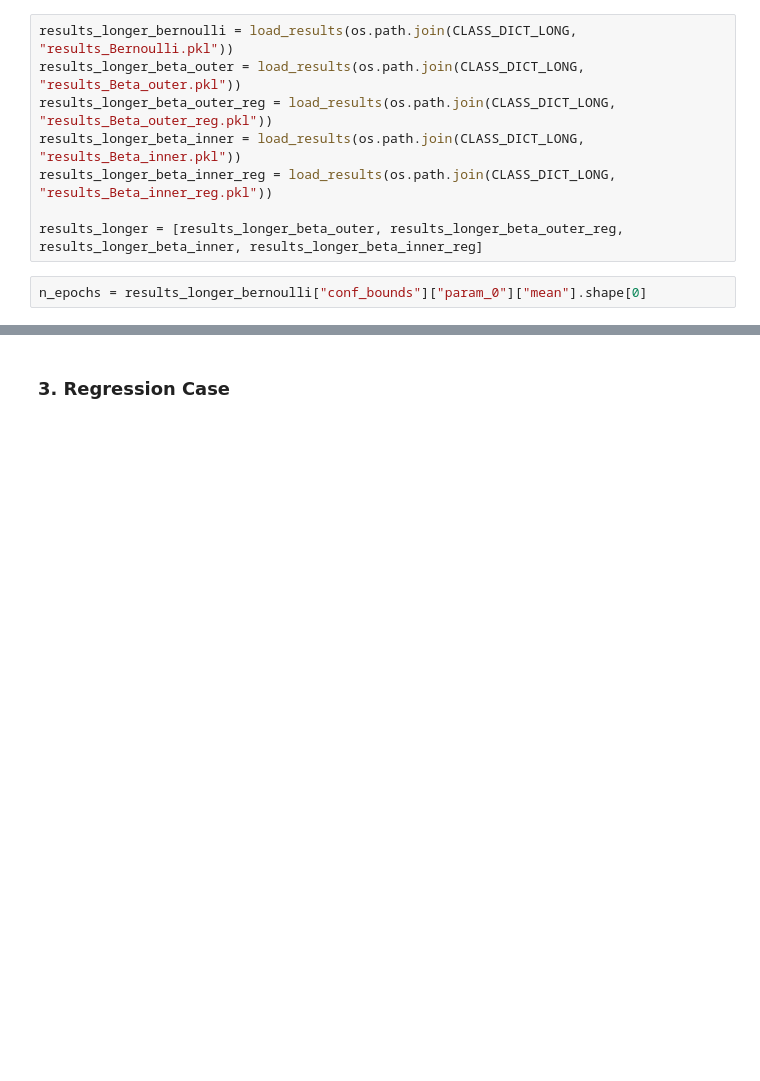
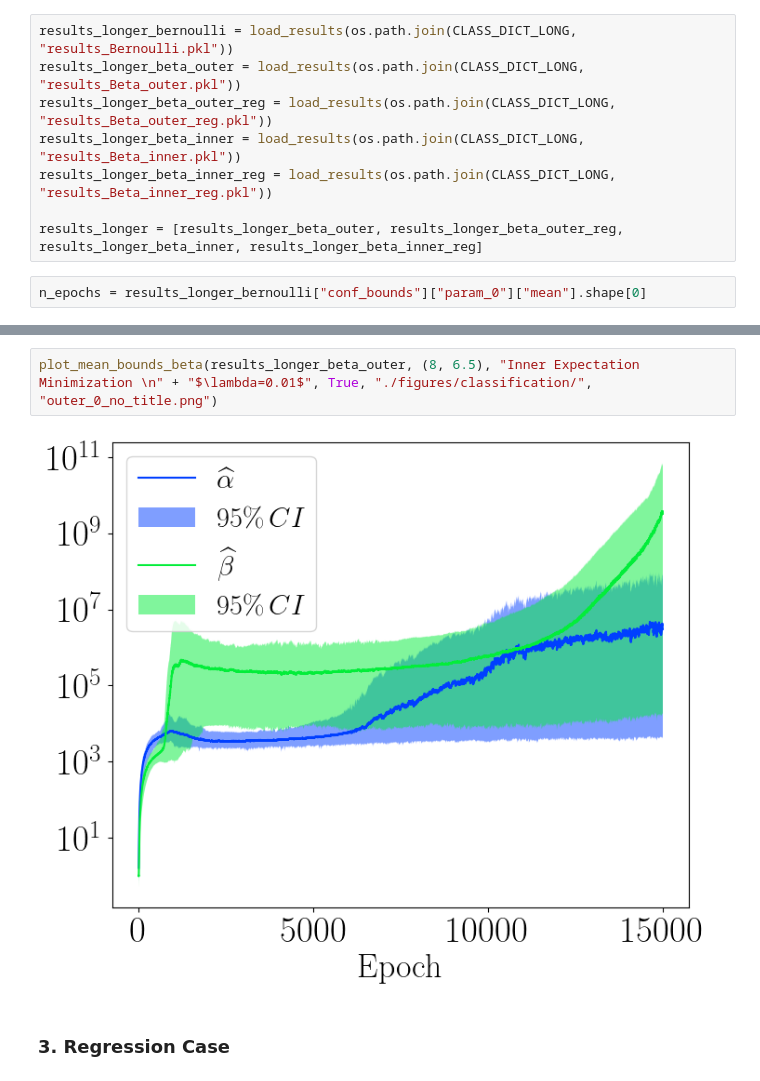
Before and after one commit to mkjuergens/EpistemicUncertaintyAnalysis, a Jupyter notebook: notebooks/plot_results.ipynb, the cells around one changed output, grey strips where cells are left out. Drawn from its saved outputs; the diff is of its cells as text; blank space fills up the shorter version.

```diff
--- a/notebooks/plot_results.ipynb
+++ b/notebooks/plot_results.ipynb
@@ -313,3 +486,7 @@ No artists with labels found to put in legend.  Note that artists whose label st
+# %%
+plot_mean_bounds_beta(results_longer_beta_outer, (8, 6.5), "Inner Expectation Minimization \n" + "$\lambda=0.01$", True, "./figures/classification/", "outer_0_no_title.png")
+# %% [output]
+[figure, added]
 # %% [markdown]
 ### 3. Regression Case
 # %%
```
Also changed, not shown: parts of 16 cells of this notebook, 1 other file.
